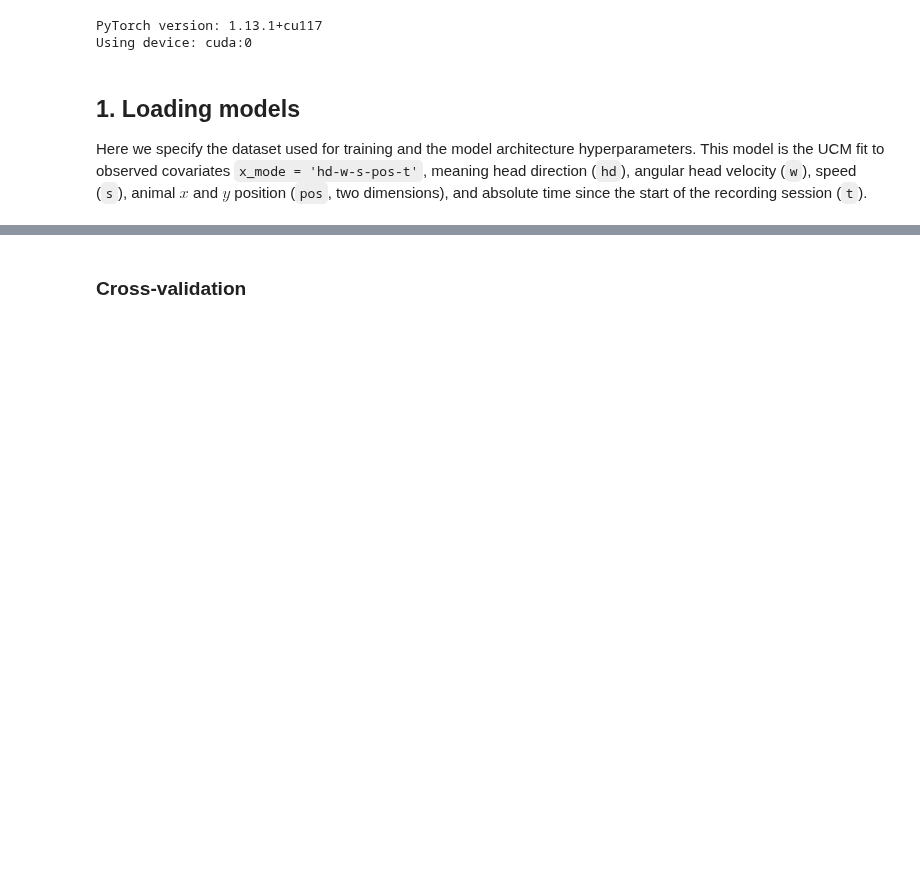
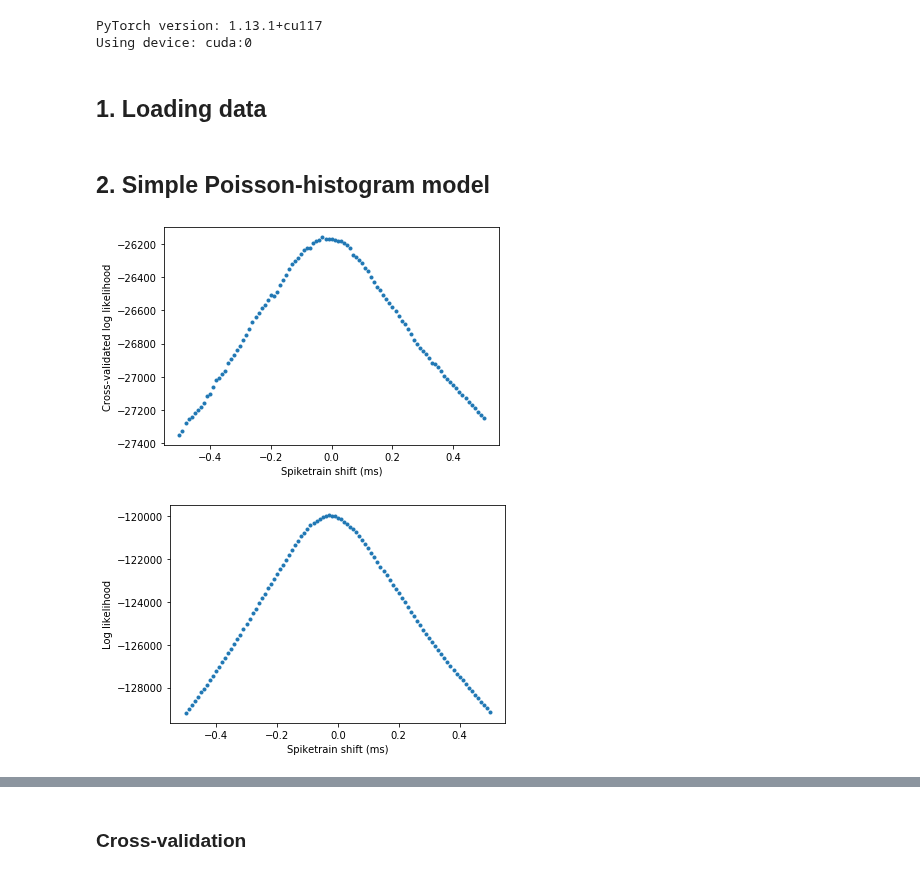
Before and after one commit to davindicode/universal-count-model, a Jupyter notebook: notebooks/UCM_spike_delays.ipynb, the cells around one changed output, grey strips where cells are left out. Saved outputs shown, nothing was run; the diff lists cells and outputs as text; code cells hidden in the pictures; blank space fills up the shorter version.

````diff
--- a/notebooks/UCM_spike_delays.ipynb
+++ b/notebooks/UCM_spike_delays.ipynb
@@ -39,14 +45,46 @@ import pickle
 # %% [output]
 PyTorch version: 1.13.1+cu117
 Using device: cuda:0
-# %% [markdown]
-<a id='loading'></a>
-## 1. Loading models
-
-Here we specify the dataset used for training and the model architecture hyperparameters. This model is the UCM fit to observed covariates ```x_mode = 'hd-w-s-pos-t'```, meaning head direction (```hd```), angular head velocity (```w```), speed (```s```), animal $x$ and $y$ position (```pos```, two dimensions), and absolute time since the start of the recording session (```t```).
+# %% [markdown]
+<a id='simple'></a>
+## 1. Loading data
 # %%
 data_path = '../data/'
 data_type = 'th1'
 bin_size = 40
 
 dataset_dict = models.get_dataset(data_type, bin_size, data_path)
+# %% [markdown]
+<a id='simple'></a>
+## 2. Simple Poisson-histogram model
+# %%
+unit_used = [40, 24, 35, 81, 26, 42, 27, 41, 20, 29]
+units_used = len(unit_used)
+bins_hd = 60
+bin_hd = np.linspace(0, 2*np.pi+1e-3, bins_hd+1)
+
+shifts = 101
+offset = -50
+lag_time = np.arange(offset*10, (offset+shifts)*10, 10)
+
+NLL, CVs = neural_utils.temporal_shift(tbin, lag_time, (rhd_t,), (bin_hd,), \
+                                       [r_t_spike[u] for u in unit_used], 'cpu')
+# %%
+neuron = 9
+
+plt.figure()
+#for k in range(5):
+#    plt.plot(lag_time*tbin, -CVs[:, k, neuron], linestyle='', marker='.')
+plt.plot(lag_time*tbin, -CVs[:, :, neuron].mean(1), linestyle='', marker='.')
+plt.xlabel('Spiketrain shift (ms)')
+plt.ylabel('Cross-validated log likelihood')
+plt.show()
+
+plt.figure()
+plt.plot(lag_time*tbin, -NLL[:, neuron], linestyle='', marker='.')
+plt.xlabel('Spiketrain shift (ms)')
+plt.ylabel('Log likelihood')
+plt.show()
+# %% [output]
+[figure, added]
+[figure, added]
````
Also changed, not shown: parts of 5 cells of this notebook, 14 other files.
